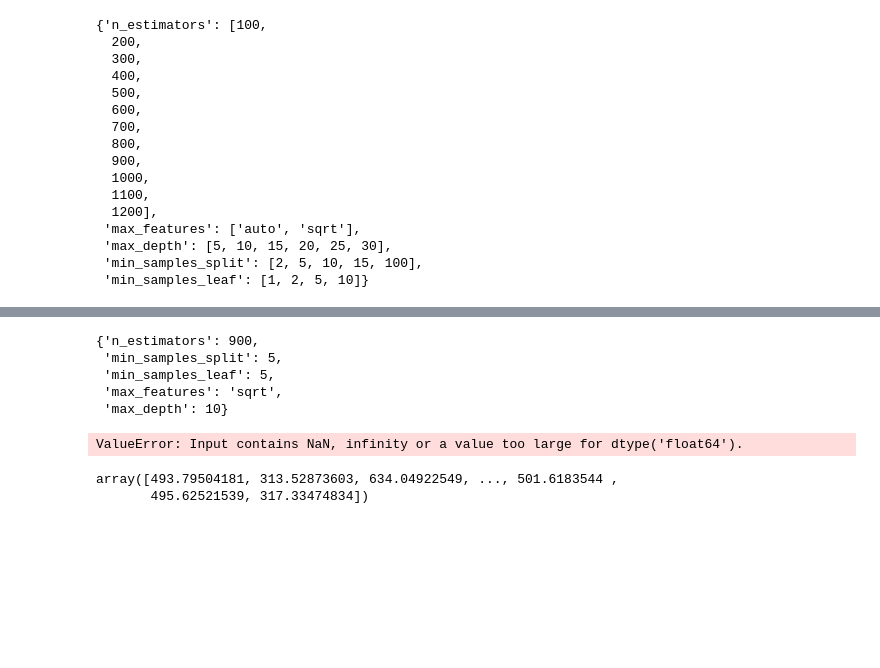
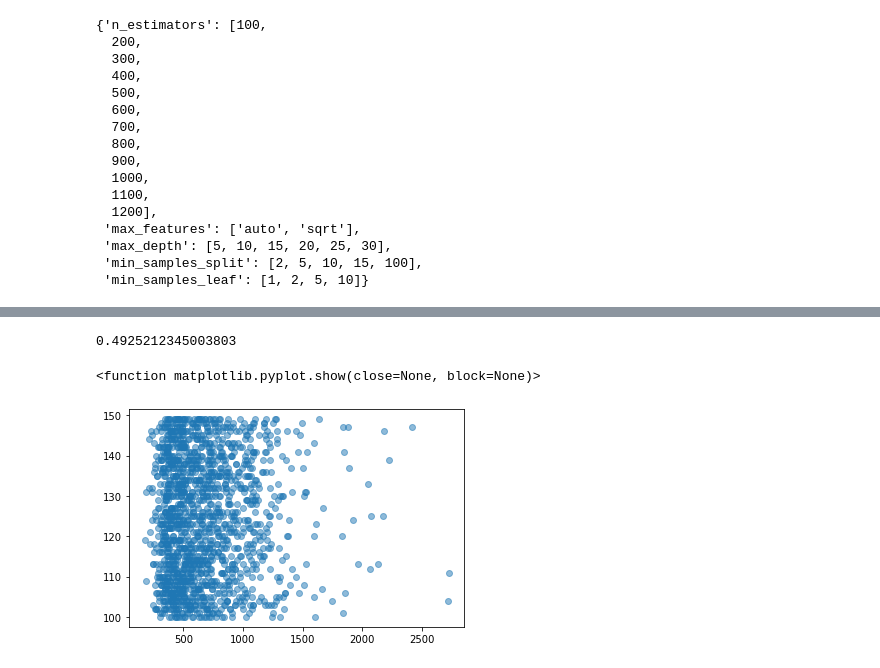
Before and after one commit to codelock54/Book_Price, a Jupyter notebook: BookPrice Model .ipynb, the cells around one changed output, grey strips where cells are left out. Drawn from its saved outputs; the diff is of its cells as text; code cells hidden in the pictures; blank space fills up the shorter version.

Commit message:
Random Forest fit

```diff
--- a/BookPrice Model .ipynb
+++ b/BookPrice Model .ipynb
@@ -166,6 +203,10 @@ ramdom_grid = {'n_estimators' : n_estimators,
                'min_samples_split' :min_samples_split,
                'min_samples_leaf' : min_samples_leaf
 }
+
+param_grid = {
+    'n_estimators': n_estimators,
+}
 ramdom_grid
 # %% [output]
 {'n_estimators': [100,
@@ -185,4 +226,6 @@ ramdom_grid
  'min_samples_split': [2, 5, 10, 15, 100],
  'min_samples_leaf': [1, 2, 5, 10]}
 # %%
-final_rf_model = RandomizedSearchCV(estimator=rf_model, param_distributions=ramdom_grid,scoring='neg_mean_squared_error',n_iter=10, cv=5, random_state=42, n_jobs=1,verbose=2)
+# final_rf_model = RandomizedSearchCV(estimator=rf_model, param_distributions=ramdom_grid,scoring='neg_mean_squared_error',n_iter=10, cv=5, random_state=42, n_jobs=1,verbose=2)
+gs = GridSearchCV(rf_model, param_grid, cv=5)
+gs.fit(X_train, y_train)
@@ -221,21 +236,32 @@ RandomizedSearchCV(cv=5, estimator=RandomForestRegressor(), n_jobs=1,
 # %%
-final_rf_model.best_params_
+# final_rf_model.best_params_
-# %% [output]
-{'n_estimators': 900,
- 'min_samples_split': 5,
- 'min_samples_leaf': 5,
- 'max_features': 'sqrt',
- 'max_depth': 10}
+# %%
+# rf_predictions = final_rf_model.predict(X_test)
+gs_predictions = gs.predict(X_test)
 # %%
-final_rf_model.score(X_train)
+# final_rf_model.score(X_train)
+from sklearn.metrics import accuracy_score, precision_score, recall_score, f1_score
+model.score(X_test, gs_predictions)
+# confusion_matrix(list(y_test), rf_predictions)
+
+# model.score(X_test, y_test)
+# f1_score(y, rf_predictions)
+# accuracy_score(y_true= y_train, y_pred=rf_predictions)
+
+
+# print("accuracy:", accuracy_score(y, y_pred))
+# print("precision:", precision_score(y, y_pred))
+# print("recall:", recall_score(y, y_pred))
+# print("f1 score:", f1_score(y, y_pred))
+# print("accuracy:", model.score(X_test, y_test))
 # %% [output]
-ValueError: Input contains NaN, infinity or a value too large for dtype('float64').
+0.4925212345003803
 # %%
-# rf_predictions = final_rf_model.predict(X_test)
-# rf_predictions
+plt.scatter(gs_predictions, y_test, alpha = 0.5)
+plt.show
 # %% [output]
-array([493.79504181, 313.52873603, 634.04922549, ..., 501.6183544 ,
-       495.62521539, 317.33474834])
+<function matplotlib.pyplot.show(close=None, block=None)>
+[figure, added]
 # %%
 # import seaborn as sns
 # from datetime import datetime
```
Also changed, not shown: parts of 23 cells of this notebook.
